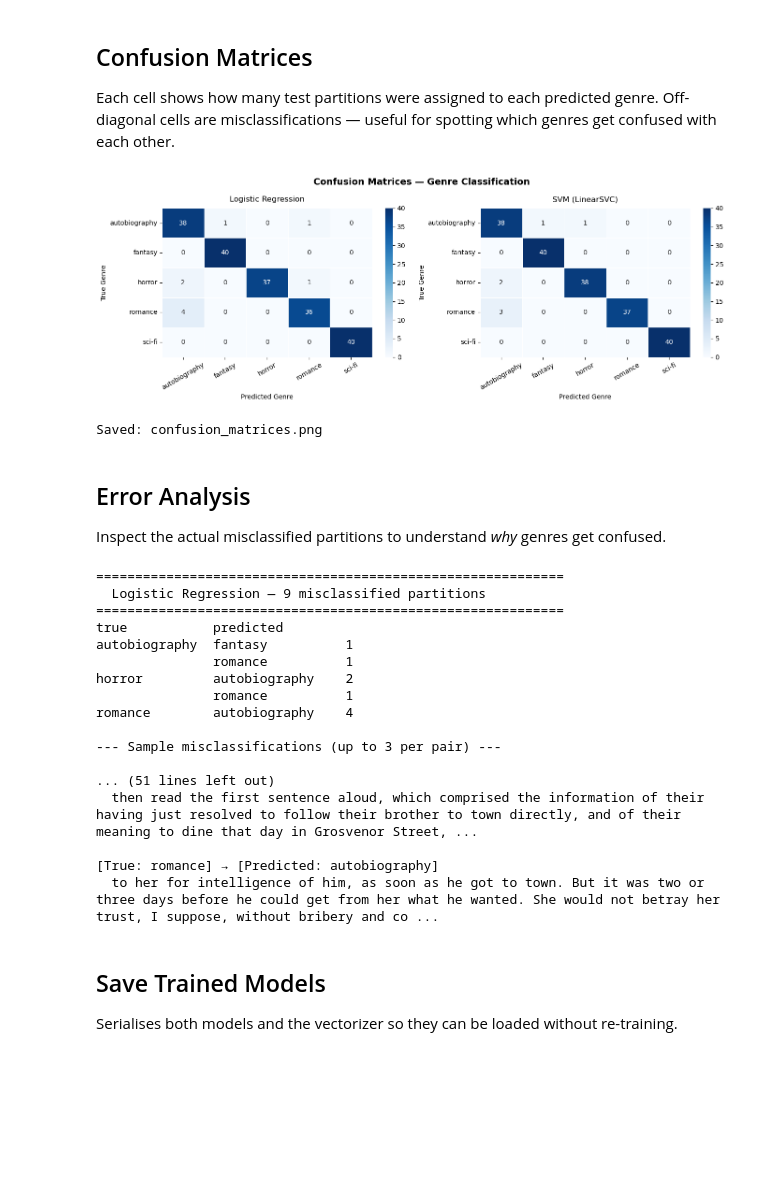
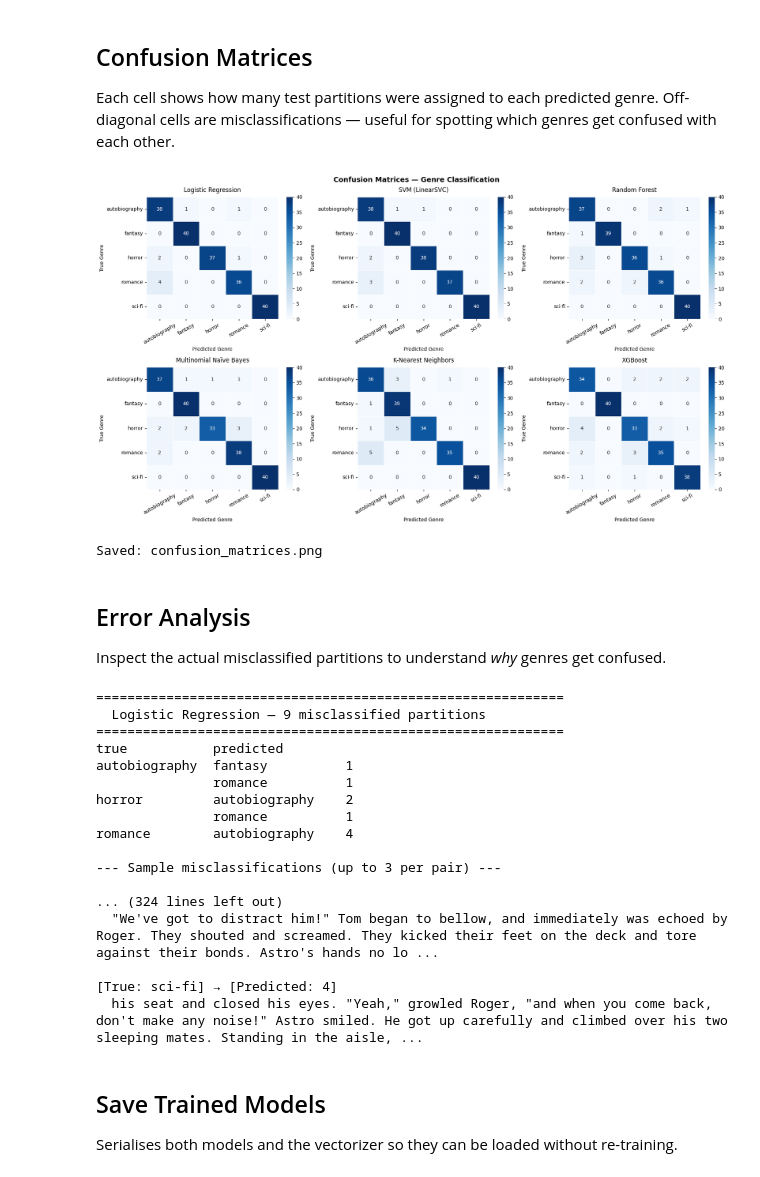
Before and after one commit to RakanAT/DataScienceApplications-Group4, a Jupyter notebook: Assignment 1/Genre classifier.ipynb, the cells around one changed output. Saved outputs shown, nothing was run; the diff lists cells and outputs as text; code cells hidden in the pictures; blank space fills up the shorter version.

```diff
--- a/Assignment 1/Genre classifier.ipynb
+++ b/Assignment 1/Genre classifier.ipynb
@@ -175,0 +248,13 @@ autobiography       0.88      0.95      0.92        40
+# %%
+knn = KNeighborsClassifier(
+    n_neighbors = 5,
+    n_jobs      = -1,
+)
+knn.fit(X_train, y_train)
+y_pred_knn = knn.predict(X_test)
+
+print("=" * 50)
+print(" K-Nearest Neighbors — Test Set")
+print("=" * 50)
+print(f"Accuracy: {accuracy_score(y_test, y_pred_knn):.4f}\n")
+print(classification_report(y_test, y_pred_knn, target_names=GENRES))
@@ -180,13 +325,17 @@ With 1000 total partitions each fold uses ~900 for training and ~100 for testing
 and the genre balance is preserved in every fold.
 Results are shown as mean ± std and visualised per fold so you can spot any unstable folds.
 # %%
+from sklearn.preprocessing import LabelEncoder
 from sklearn.model_selection import cross_val_score
+
+le = LabelEncoder()
+y_encoded = le.fit_transform(y)
 
 kfold = StratifiedKFold(n_splits=CV_FOLDS, shuffle=True, random_state=RANDOM_STATE)
 cv_results = {}
 
-for name, model in [("Logistic Regression", lr), ("SVM", svm)]:
-    scores = cross_val_score(model, X, y, cv=kfold, scoring='accuracy')
+for name, model in [("Logistic Regression", lr), ("SVM", svm), ("Random Forest", rf), ("Naïve Bayes", nb), ("K-Nearest Neighbors", knn), ("XGBoost", xgb)]:
+    scores = cross_val_score(model, X, y_encoded, cv=kfold, scoring='accuracy')
     cv_results[name] = scores
     print(f"{name}")
     print(f"  Mean accuracy : {scores.mean():.4f}")
@@ -195,14 +344,14 @@ for name, model in [("Logistic Regression", lr), ("SVM", svm)]:
     print()
 
 # ── Per-fold accuracy bar chart ──────────────────────────────────────────────
-fig, axes = plt.subplots(1, 2, figsize=(14, 4), sharey=True)
+fig, axes = plt.subplots(2, 3, figsize=(18, 8), sharey=True)
 fig.suptitle(f"{CV_FOLDS}-Fold Cross-Validation Accuracy per Fold",
              fontsize=13, fontweight='bold')
 
 fold_labels = [f"Fold {i+1}" for i in range(CV_FOLDS)]
 colors = plt.cm.Blues(np.linspace(0.45, 0.85, CV_FOLDS))
 
-for ax, (name, scores) in zip(axes, cv_results.items()):
+for ax, (name, scores) in zip(axes.flatten(), cv_results.items()):
     bars = ax.bar(fold_labels, scores, color=colors, edgecolor='white', linewidth=0.8)
     ax.axhline(scores.mean(), color='tomato', linewidth=1.8,
                linestyle='--', label=f'Mean = {scores.mean():.4f}')
@@ -243,36 +400,45 @@ Each cell shows how many test partitions were assigned to each predicted genre.
 Off-diagonal cells are misclassifications — useful for spotting which genres
 get confused with each other.
 # %%
-fig, axes = plt.subplots(1, 2, figsize=(14, 5))
+fig, axes = plt.subplots(2, 3, figsize=(18, 10))
 fig.suptitle("Confusion Matrices — Genre Classification", fontsize=14, fontweight='bold')
 
 for ax, y_pred, title in [
-    (axes[0], y_pred_lr,  "Logistic Regression"),
-    (axes[1], y_pred_svm, "SVM (LinearSVC)"),
+    (axes[0, 0], y_pred_lr,  "Logistic Regression"),
+    (axes[0, 1], y_pred_svm, "SVM (LinearSVC)"),
+    (axes[0, 2], y_pred_rf,  "Random Forest"),
+    (axes[1, 0], y_pred_nb,  "Multinomial Naïve Bayes"),
+    (axes[1, 1], y_pred_knn, "K-Nearest Neighbors"),
+    (axes[1, 2], y_pred_xgb, "XGBoost"),
 ]:
-    cm = confusion_matrix(y_test, y_pred, labels=GENRES)
+    if not isinstance(y_pred[0], str):
+        y_pred_decoded = le.inverse_transform(y_pred)
+    else:
+        y_pred_decoded = y_pred
+
+    cm = confusion_matrix(y_test, y_pred_decoded, labels=GENRES)
     sns.heatmap(
         cm,
         annot        = True,
         fmt          = 'd',
         cmap         = 'Blues',
         xticklabels  = GENRES,
         yticklabels  = GENRES,
         linewidths   = 0.5,
         ax           = ax,
     )
     ax.set_title(title, fontsize=12, pad=10)
     ax.set_xlabel("Predicted Genre", fontsize=10)
     ax.set_ylabel("True Genre", fontsize=10)
     ax.tick_params(axis='x', rotation=30)
     ax.tick_params(axis='y', rotation=0)
 
 plt.tight_layout()
 plt.savefig('confusion_matrices.png', dpi=150, bbox_inches='tight')
 plt.show()
 print("Saved: confusion_matrices.png")
 # %% [output]
-[figure, old version]
+[figure, new version]
 Saved: confusion_matrices.png
 # %% [markdown]
 ## Error Analysis
@@ -314,6 +480,10 @@ def error_analysis(model_name, y_pred):
 
 error_analysis("Logistic Regression", y_pred_lr)
 error_analysis("SVM", y_pred_svm)
+error_analysis("Random Forest", y_pred_rf)
+error_analysis("Multinomial Naïve Bayes", y_pred_nb)
+error_analysis("K-Nearest Neighbors", y_pred_knn)
+error_analysis("XGBoost", y_pred_xgb)
 # %% [output]
 ============================================================
   Logistic Regression — 9 misclassified partitions
@@ -327,11 +497,11 @@ romance        autobiography    4
 
 --- Sample misclassifications (up to 3 per pair) ---
 
-... (51 lines left out)
-  then read the first sentence aloud, which comprised the information of their having just resolved to follow their brother to town directly, and of their meaning to dine that day in Grosvenor Street, ...
+... (324 lines left out)
+  "We've got to distract him!" Tom began to bellow, and immediately was echoed by Roger. They shouted and screamed. They kicked their feet on the deck and tore against their bonds. Astro's hands no lo ...
 
-[True: romance] → [Predicted: autobiography]
-  to her for intelligence of him, as soon as he got to town. But it was two or three days before he could get from her what he wanted. She would not betray her trust, I suppose, without bribery and co ...
+[True: sci-fi] → [Predicted: 4]
+  his seat and closed his eyes. "Yeah," growled Roger, "and when you come back, don't make any noise!" Astro smiled. He got up carefully and climbed over his two sleeping mates. Standing in the aisle, ...
 # %% [markdown]
 ## Save Trained Models
 Serialises both models and the vectorizer so they can be loaded without re-training.
```
Also changed, not shown: parts of 15 cells of this notebook, 16 other files.
